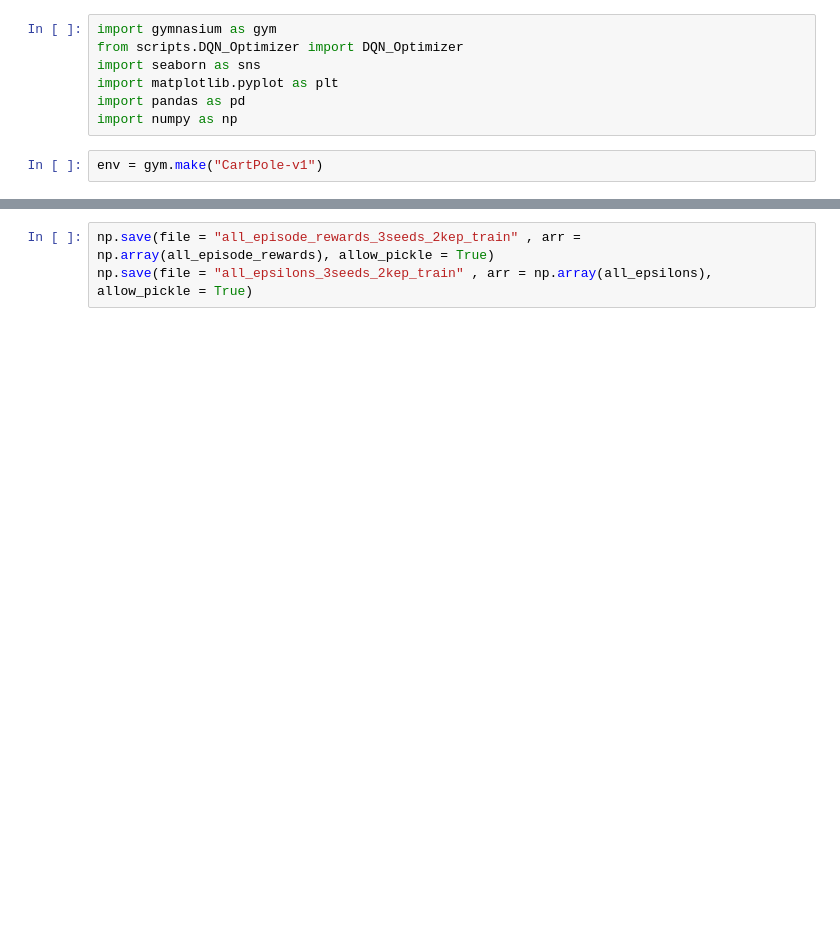
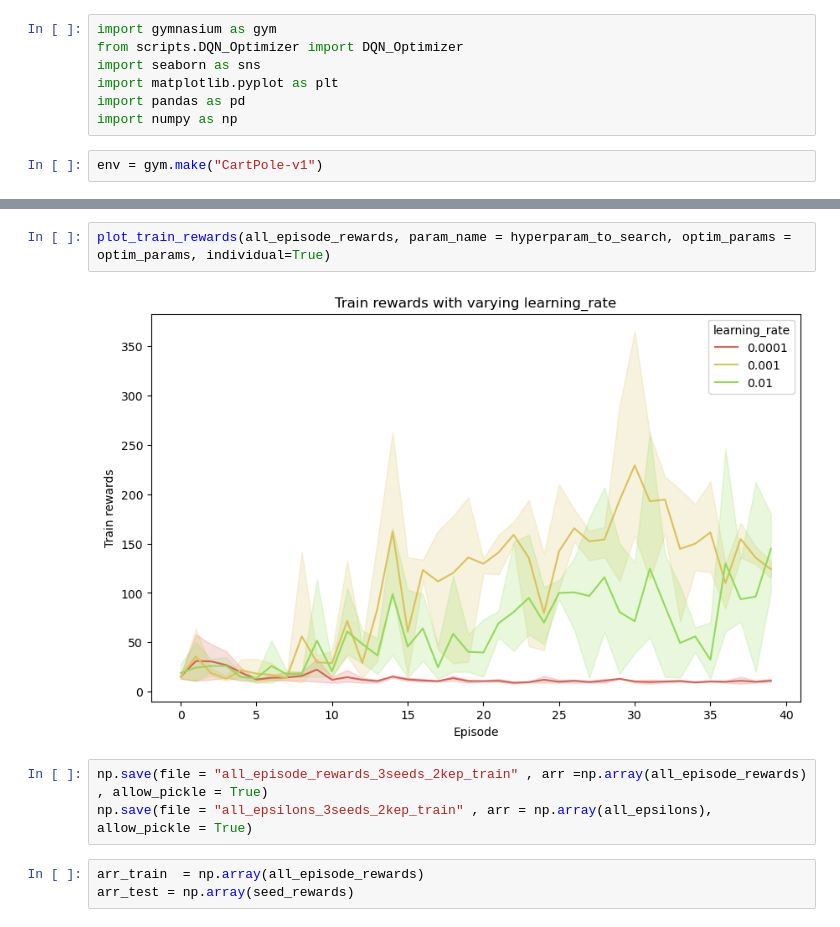
Before and after one commit to matt762/RL2024, a Jupyter notebook: DQN.ipynb, the cells around one changed output, grey strips where cells are left out. Drawn from its saved outputs; the diff is of its cells as text; blank space fills up the shorter version.

```diff
--- a/DQN.ipynb
+++ b/DQN.ipynb
@@ -84,3 +161,10 @@ plot_rewards(seed_rewards, individual=True)
+# %%
+plot_train_rewards(all_episode_rewards, param_name = hyperparam_to_search, optim_params = optim_params, individual=True)
+# %% [output]
+[figure, added]
 # %%
-np.save(file = "all_episode_rewards_3seeds_2kep_train" , arr = np.array(all_episode_rewards), allow_pickle = True)
+np.save(file = "all_episode_rewards_3seeds_2kep_train" , arr =np.array(all_episode_rewards) , allow_pickle = True)
 np.save(file = "all_epsilons_3seeds_2kep_train" , arr = np.array(all_epsilons), allow_pickle = True)
+# %%
+arr_train  = np.array(all_episode_rewards)
+arr_test = np.array(seed_rewards)
```
Also changed, not shown: parts of 7 cells of this notebook, 1 other file.
